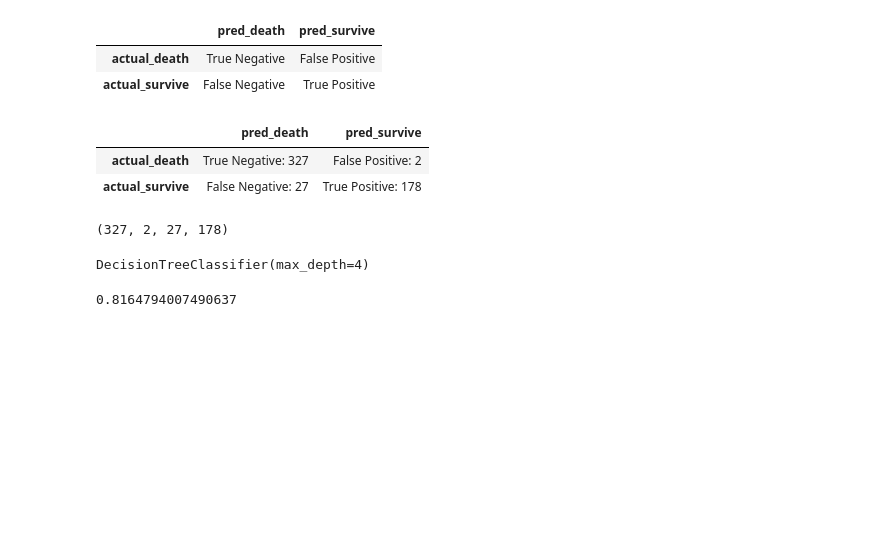
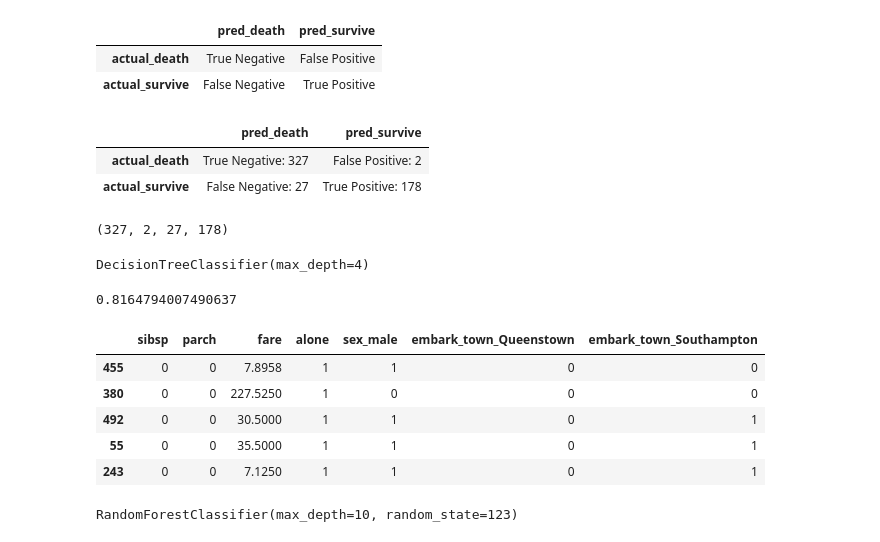
Before and after one commit to Zachary-Stufflebeme/Classification-exercises, a Jupyter notebook: model.ipynb, the cells around one changed output. Cells and saved outputs as stored; diff of their text form; code cells hidden in the pictures; blank space fills up the shorter version.

```diff
--- a/model.ipynb
+++ b/model.ipynb
@@ -177,0 +189,9 @@ clf2.score(x_train, y_train)
+# %%
+x_train.head()
+# %% [output]
+|  | sibsp | parch | fare | alone | sex_male | embark_town_Queenstown | embark_town_Southampton |
+| 455 | 0 | 0 | 7.8958 | 1 | 1 | 0 | 0 |
+| 380 | 0 | 0 | 227.5250 | 1 | 0 | 0 | 0 |
+| 492 | 0 | 0 | 30.5000 | 1 | 1 | 0 | 1 |
+| 55 | 0 | 0 | 35.5000 | 1 | 1 | 0 | 1 |
+| 243 | 0 | 0 | 7.1250 | 1 | 1 | 0 | 1 |
@@ -177,0 +200,4 @@ clf2.score(x_train, y_train)
+# %%
+rf.fit(x_train,y_train)
+# %% [output]
+RandomForestClassifier(max_depth=10, random_state=123)
```
Also changed, not shown: parts of 39 cells of this notebook.
